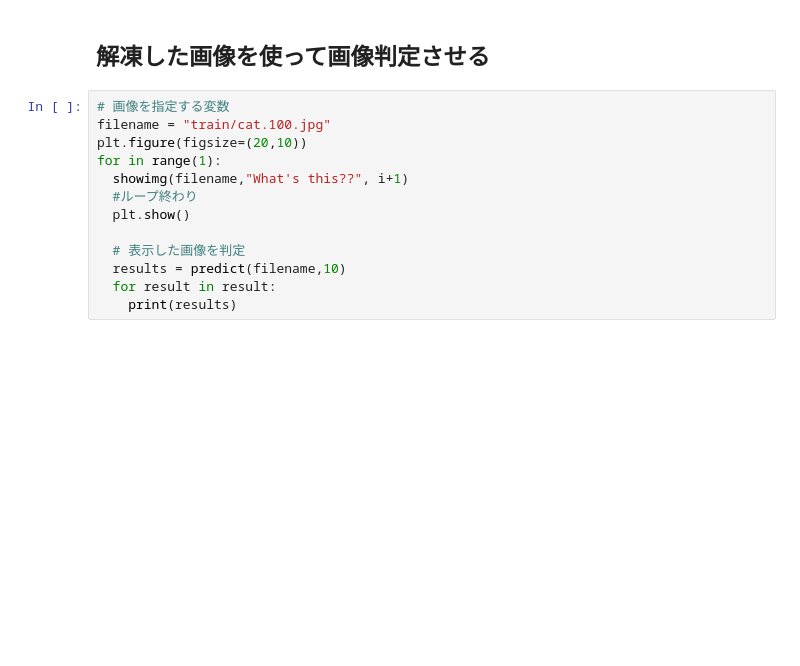
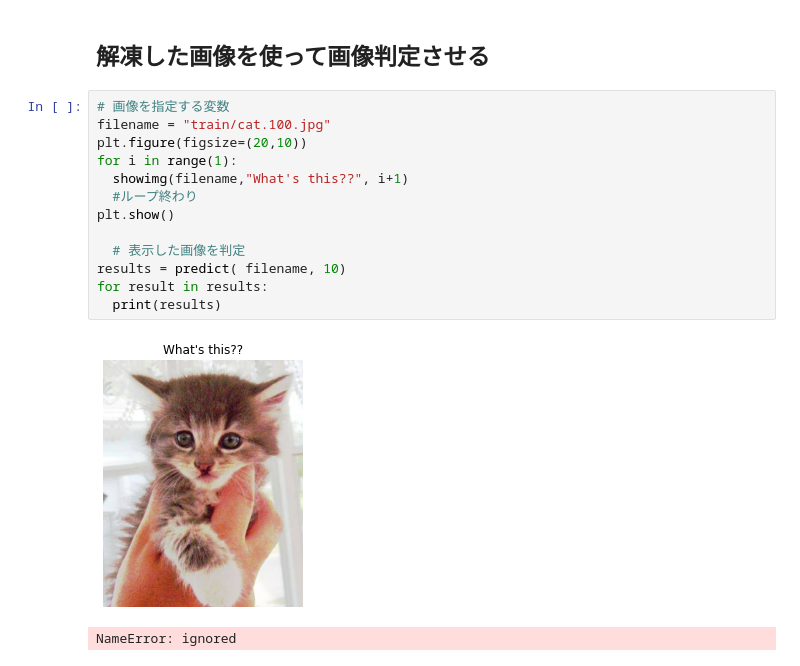
Before and after one commit to takahashi0329/DeepLerarning2022Late, a Jupyter notebook: DogVsCat2022.ipynb, the cells around one changed output. Saved outputs shown, nothing was run; the diff lists cells and outputs as text; blank space fills up the shorter version.

```diff
--- a/DogVsCat2022.ipynb
+++ b/DogVsCat2022.ipynb
@@ -76,13 +119,16 @@ print("zip解凍完了")
 # %%
 # 画像を指定する変数
 filename = "train/cat.100.jpg"
 plt.figure(figsize=(20,10))
-for in range(1):
+for i in range(1):
   showimg(filename,"What's this??", i+1)
   #ループ終わり
-  plt.show()
+plt.show()
 
   # 表示した画像を判定
-  results = predict(filename,10)
-  for result in result:
-    print(results)
+results = predict( filename, 10)
+for result in results:
+  print(results)
+# %% [output]
+[figure, added]
+NameError: ignored
```
Also changed, not shown: parts of 9 cells of this notebook.
